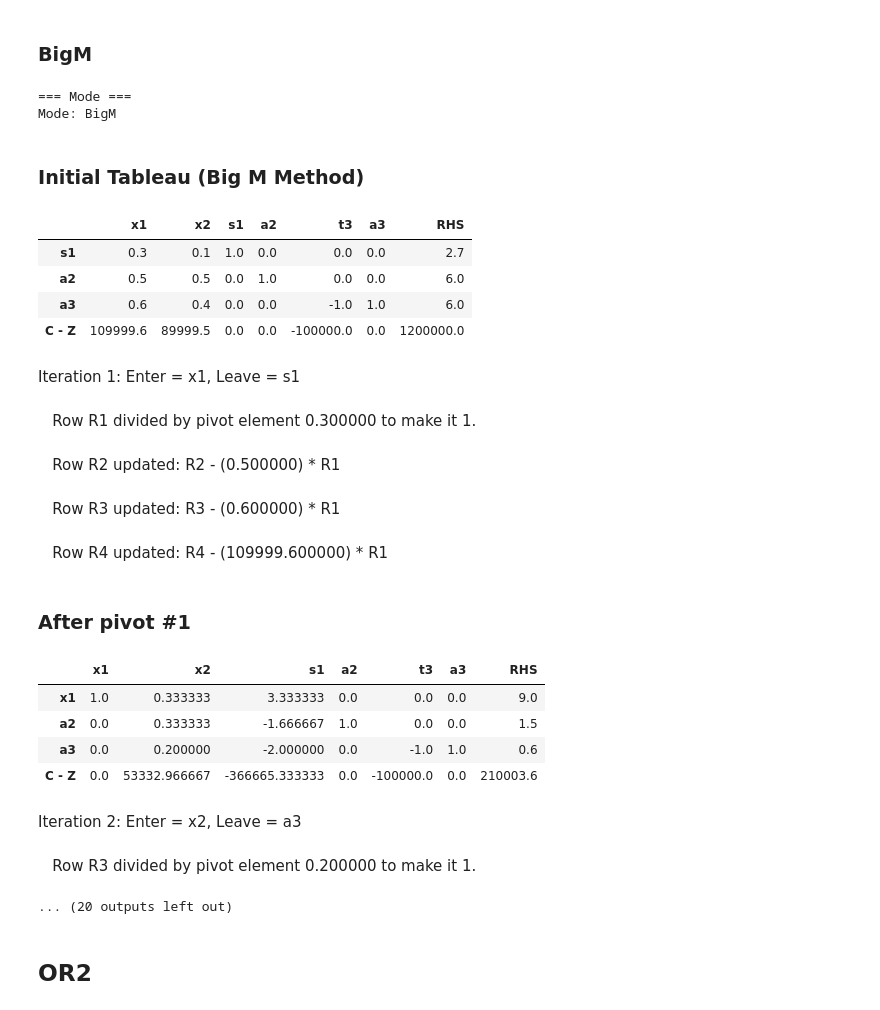
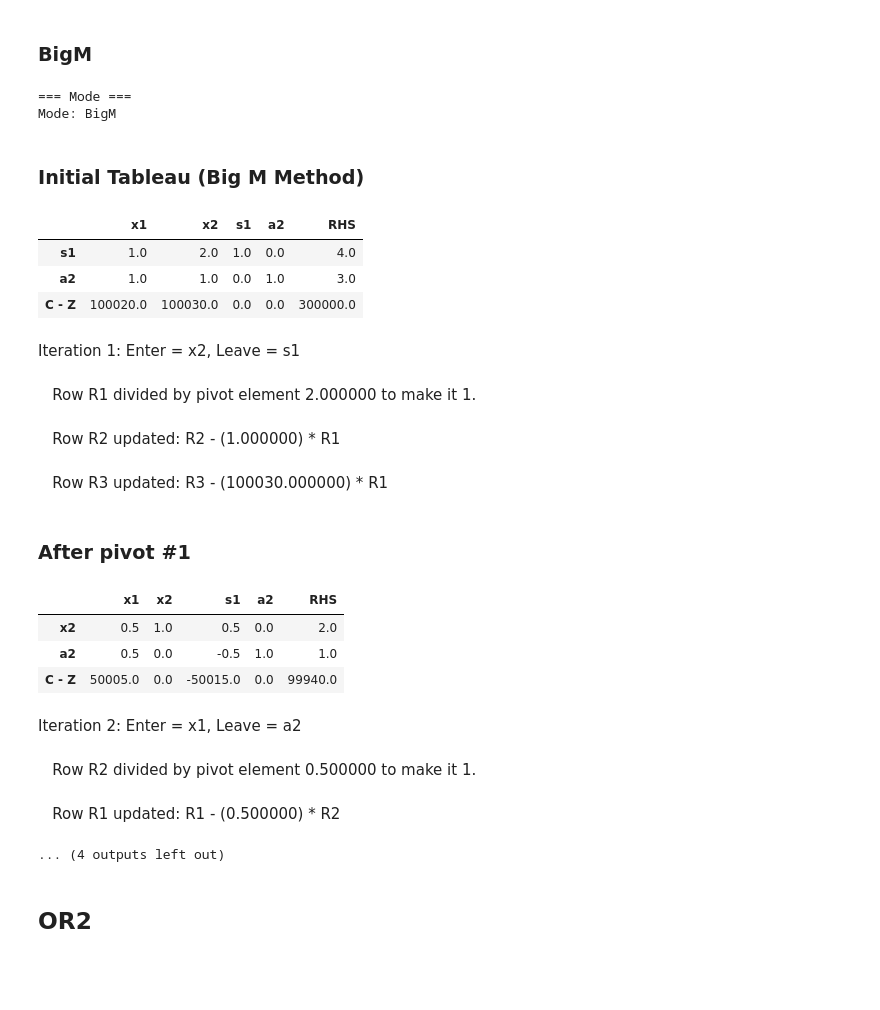
Before and after one commit to alicelouis47/OR, a Jupyter notebook: 2_simplex/simplex_step_by_step.ipynb, the cells around one changed output. Cells and saved outputs as stored; diff of their text form; code cells hidden in the pictures; blank space fills up the shorter version.

```diff
--- a/2_simplex/simplex_step_by_step.ipynb
+++ b/2_simplex/simplex_step_by_step.ipynb
@@ -610,41 +629,38 @@ run_and_show(sense, c, A, b, cons, Mode, M=1e5)
 ### BigM
 # %%
 # Example (change these to your own problem)
-sense = 'min'  # 'max' or 'min'
-c = [0.4, 0.5]     # maximize 3x1 + 2x2
+sense = 'max'  # 'max' or 'min'
+c = [20, 30]     # maximize 3x1 + 2x2
 A = [
-    [0.3, 0.1],
-    [0.5, 0.5],
-    [0.6, 0.4]
+    [1, 2],
+    [1, 1]
 ]
-b = [2.7, 6, 6]
-cons = ['<=', '=', '>=']
+b = [4, 3]
+cons = ['<=', '=']
 Mode = 'BigM'  # or 'TwoPhase'
 
 run_and_show(sense, c, A, b, cons, Mode, M=1e5)
 # %% [output]
 === Mode ===
 Mode: BigM
 ### Initial Tableau (Big M Method)
-|  | x1 | x2 | s1 | a2 | t3 | a3 | RHS |
-| s1 | 0.3 | 0.1 | 1.0 | 0.0 | 0.0 | 0.0 | 2.7 |
-| a2 | 0.5 | 0.5 | 0.0 | 1.0 | 0.0 | 0.0 | 6.0 |
-| a3 | 0.6 | 0.4 | 0.0 | 0.0 | -1.0 | 1.0 | 6.0 |
-| C - Z | 109999.6 | 89999.5 | 0.0 | 0.0 | -100000.0 | 0.0 | 1200000.0 |
+|  | x1 | x2 | s1 | a2 | RHS |
+| s1 | 1.0 | 2.0 | 1.0 | 0.0 | 4.0 |
+| a2 | 1.0 | 1.0 | 0.0 | 1.0 | 3.0 |
+| C - Z | 100020.0 | 100030.0 | 0.0 | 0.0 | 300000.0 |
-Iteration 1: Enter = x1, Leave = s1
+Iteration 1: Enter = x2, Leave = s1
-   Row R1 divided by pivot element 0.300000 to make it 1.
+   Row R1 divided by pivot element 2.000000 to make it 1.
-   Row R2 updated: R2 - (0.500000) * R1
+   Row R2 updated: R2 - (1.000000) * R1
-   Row R3 updated: R3 - (0.600000) * R1
+   Row R3 updated: R3 - (100030.000000) * R1
-   Row R4 updated: R4 - (109999.600000) * R1
+### After pivot #1
+|  | x1 | x2 | s1 | a2 | RHS |
+| x2 | 0.5 | 1.0 | 0.5 | 0.0 | 2.0 |
+| a2 | 0.5 | 0.0 | -0.5 | 1.0 | 1.0 |
+| C - Z | 50005.0 | 0.0 | -50015.0 | 0.0 | 99940.0 |
-### After pivot #1
+Iteration 2: Enter = x1, Leave = a2
-|  | x1 | x2 | s1 | a2 | t3 | a3 | RHS |
-| x1 | 1.0 | 0.333333 | 3.333333 | 0.0 | 0.0 | 0.0 | 9.0 |
-| a2 | 0.0 | 0.333333 | -1.666667 | 1.0 | 0.0 | 0.0 | 1.5 |
-| a3 | 0.0 | 0.200000 | -2.000000 | 0.0 | -1.0 | 1.0 | 0.6 |
-| C - Z | 0.0 | 53332.966667 | -366665.333333 | 0.0 | -100000.0 | 0.0 | 210003.6 |
-Iteration 2: Enter = x2, Leave = a3
+   Row R2 divided by pivot element 0.500000 to make it 1.
-   Row R3 divided by pivot element 0.200000 to make it 1.
+   Row R1 updated: R1 - (0.500000) * R2
-... (20 outputs left out)
+... (4 outputs left out)
 # %% [markdown]
 ## OR2
 # %% [markdown]
```
Also changed, not shown: parts of 1 cell of this notebook, 5 other files.
